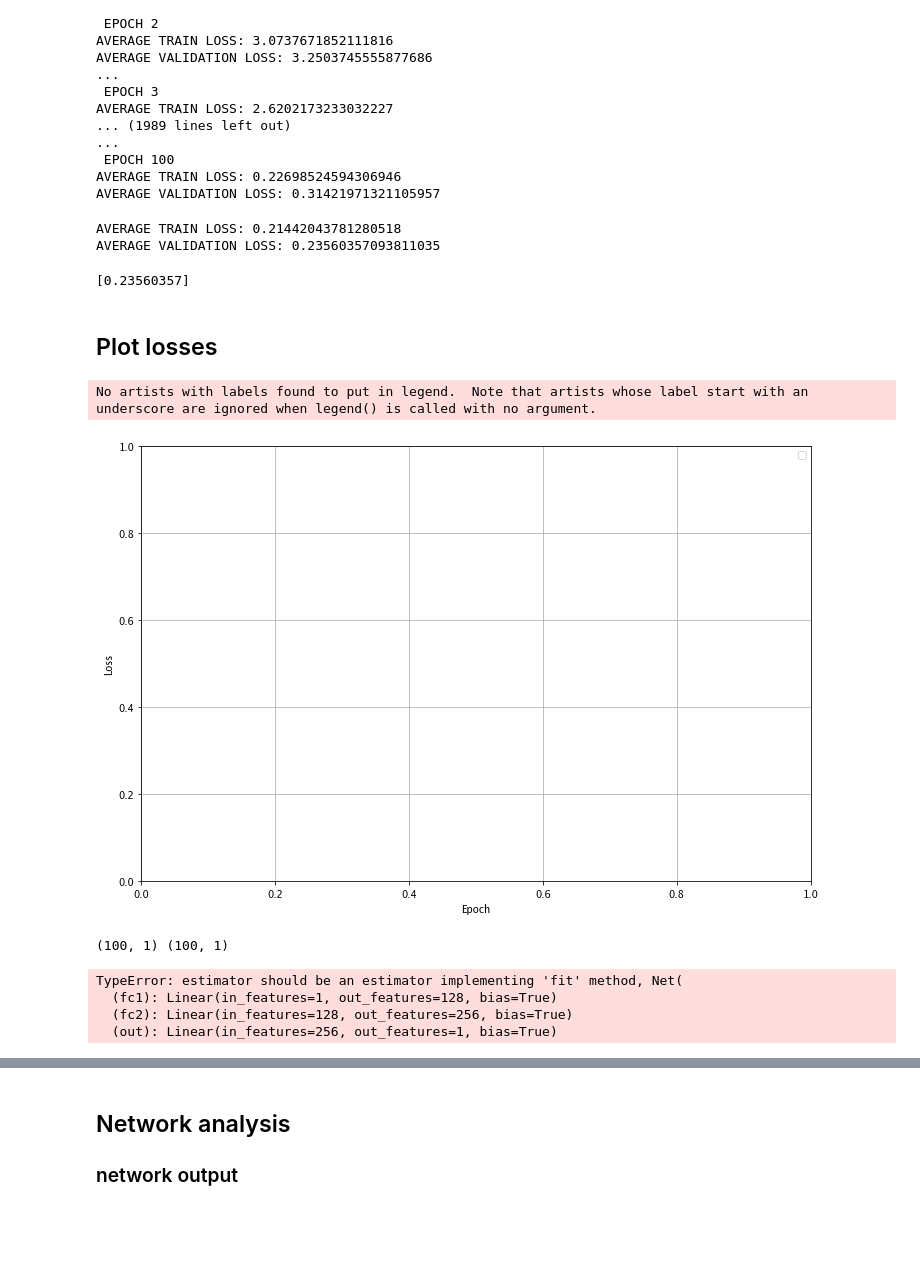
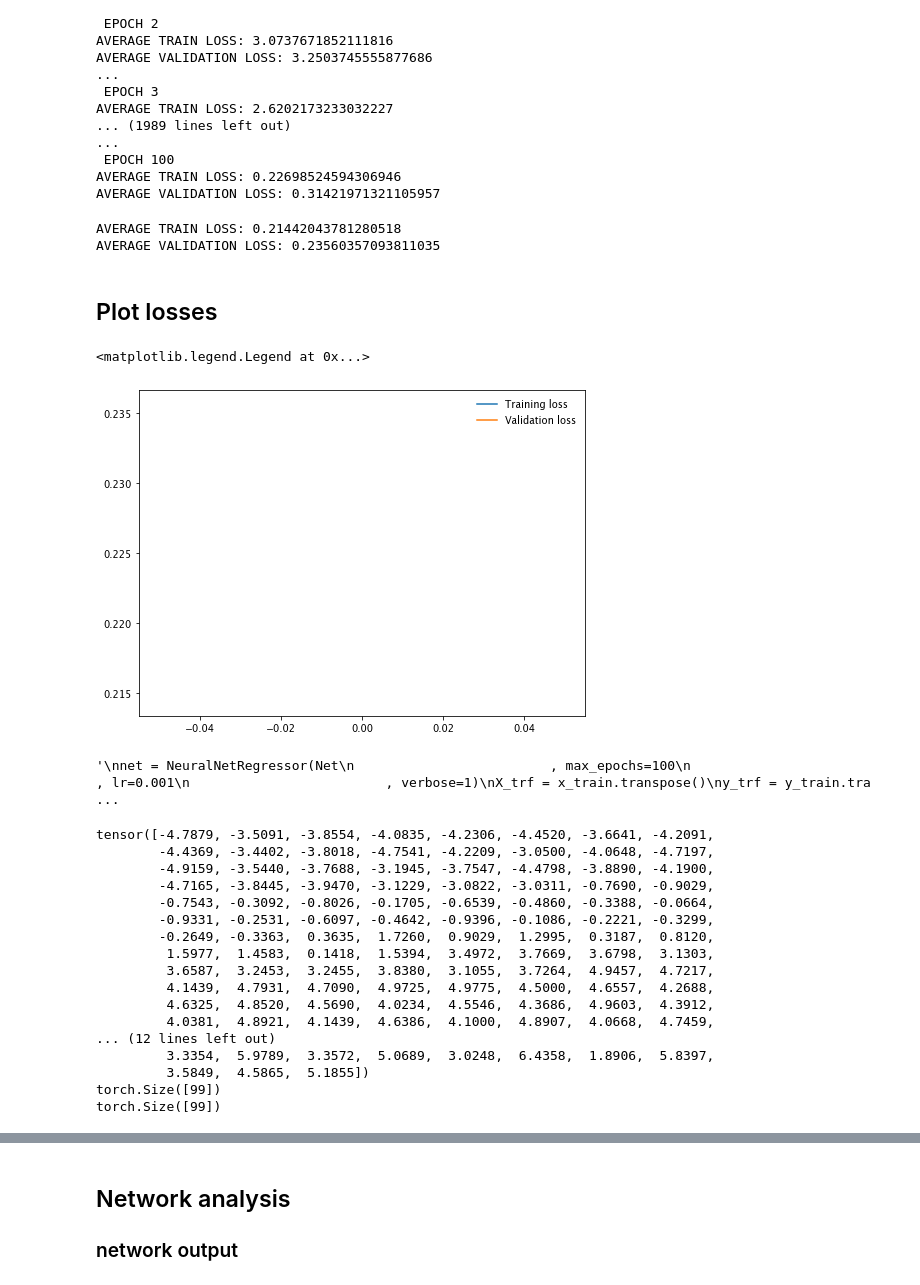
Before and after one commit to OSAKE-0/DeepLearningClassHW, a Jupyter notebook: Homework 1-20211112/nndl_2021__homework_1.ipynb, the cells around one changed output, grey strips where cells are left out. Cells and saved outputs as stored; diff of their text form; code cells hidden in the pictures; blank space fills up the shorter version.

Commit message:
update grid search in Hw1

```diff
--- a/Homework 1-20211112/nndl_2021__homework_1.ipynb
+++ b/Homework 1-20211112/nndl_2021__homework_1.ipynb
@@ -302,9 +301,9 @@ Ni = 1
 Nh1 = 128
 Nh2 = 256
 No = 1
-model = Net(Ni, Nh1, Nh2, No)
+net_reg = Net(Ni, Nh1, Nh2, No)
 device = torch.device("cuda:0" if torch.cuda.is_available() else "cpu")
-model.to(device)
+net_reg.to(device)
 # %% [output]
 Network initialized
 Net(
@@ -318,6 +317,7 @@ Net(
 k=5
 cv=KFold(n_splits=k,shuffle=True,random_state=42)
 foldperf={}
+
 #kfold.split(dataset)
 num_epochs = 100
 batch_size=16
@@ -330,8 +330,8 @@ for fold, (train_idx,val_idx) in enumerate(cv.split(dataset)): #len of dataset i
 
     train_loader = DataLoader(dataset, batch_size=batch_size, sampler=train_sampler)
     test_loader = DataLoader(dataset, batch_size=batch_size, sampler=test_sampler)
-    model.to(device)
-    optimizer = optim.Adam(model.parameters(), lr=0.002,weight_decay=1e-5)
+    net_reg.to(device)
+    optimizer = optim.Adam(net_reg.parameters(), lr=0.002,weight_decay=1e-5)
 
     #train_dataloader = DataLoader(train_dataset, batch_size=4, shuffle=True, num_workers=0)
     #test_dataloader  = DataLoader(test_dataset,  batch_size=len(test_dataset), shuffle=False, num_workers=0)
@@ -341,8 +341,8 @@ for fold, (train_idx,val_idx) in enumerate(cv.split(dataset)): #len of dataset i
     for epoch_num in range(num_epochs):
         print('...')
         print(f' EPOCH {epoch_num+1}')
-        train_epoch(model,device,train_loader,loss_fn,optimizer)
-        valid_epoch(model,device,test_loader,loss_fn)
+        train_epoch(net_reg,device,train_loader,loss_fn,optimizer)
+        valid_epoch(net_reg,device,test_loader,loss_fn)
 
         '''
         train_loss = train_loss / len(train_loader)
@@ -359,7 +359,7 @@ for fold, (train_idx,val_idx) in enumerate(cv.split(dataset)): #len of dataset i
         '''
 
     foldperf['fold{}'.format(fold+1)] = history
-torch.save(model,'k_cross_CNN.pt')
+torch.save(net_reg,'k_cross_CNN.pt')
 # %% [output]
 Fold 1
 ...
@@ -379,32 +379,26 @@ AVERAGE TRAIN LOSS: 2.6202173233032227
 AVERAGE TRAIN LOSS: 0.22698524594306946
 AVERAGE VALIDATION LOSS: 0.31421971321105957
 # %%
-train_epoch(model,device,train_loader,loss_fn,optimizer)
-valid_epoch(model,device,test_loader,loss_fn)
+
+train_loss_log = train_epoch(net_reg,device,train_loader,loss_fn,optimizer)
+val_loss_log = valid_epoch(net_reg,device,test_loader,loss_fn)
 # %% [output]
 AVERAGE TRAIN LOSS: 0.21442043781280518
 AVERAGE VALIDATION LOSS: 0.23560357093811035
-[0.23560357]
 # %% [markdown]
 ## Plot losses
 # %%
+
 # Plot losses
-import matplotlib.font_manager
-import matplotlib
-
-plt.figure(figsize=(12,8))
-#plt.semilogy(train_loss_log, label='Train loss')
-#plt.semilogy(test_loss_log, label='Test loss')
-plt.xlabel('Epoch')
-plt.ylabel('Loss')
-plt.grid()
-plt.legend()
-plt.show()
+plt.figure(figsize=(8,6))
+plt.plot(train_loss_log, label='Training loss')
+plt.plot(val_loss_log, label='Validation loss')
+plt.legend(frameon=False)
 # %% [output]
-No artists with labels found to put in legend.  Note that artists whose label start with an underscore are ignored when legend() is called with no argument.
+<matplotlib.legend.Legend at 0x...>
-[figure, old version]
+[figure, new version]
 # %%
-
+'''
 net = NeuralNetRegressor(Net
                          , max_epochs=100
                          , lr=0.001
@@ -432,9 +426,6 @@ print(gs.best_score_)
 
 print("All scores on the grid:")
 pd.concat([pd.DataFrame(gs.cv_results_["params"]),pd.DataFrame(gs.cv_results_["mean_test_score"], columns=["Scores"])],axis=1)
+'''
 # %% [output]
-(100, 1) (100, 1)
+'\nnet = NeuralNetRegressor(Net\n                         , max_epochs=100\n                         , lr=0.001\n                         , verbose=1)\nX_trf = x_train.transpose()\ny_trf = y_train.tra ...
-TypeError: estimator should be an estimator implementing 'fit' method, Net(
-  (fc1): Linear(in_features=1, out_features=128, bias=True)
-  (fc2): Linear(in_features=128, out_features=256, bias=True)
-  (out): Linear(in_features=256, out_features=1, bias=True)
@@ -441,3 +448,26 @@ TypeError: estimator should be an estimator implementing 'fit' method, Net(
+# %%
+print(all_train_inputs)
+print(all_train_labels)
+print(all_train_inputs.shape)
+print(all_train_labels.shape)
+# %% [output]
+tensor([-4.7879, -3.5091, -3.8554, -4.0835, -4.2306, -4.4520, -3.6641, -4.2091,
+        -4.4369, -3.4402, -3.8018, -4.7541, -4.2209, -3.0500, -4.0648, -4.7197,
+        -4.9159, -3.5440, -3.7688, -3.1945, -3.7547, -4.4798, -3.8890, -4.1900,
+        -4.7165, -3.8445, -3.9470, -3.1229, -3.0822, -3.0311, -0.7690, -0.9029,
+        -0.7543, -0.3092, -0.8026, -0.1705, -0.6539, -0.4860, -0.3388, -0.0664,
+        -0.9331, -0.2531, -0.6097, -0.4642, -0.9396, -0.1086, -0.2221, -0.3299,
+        -0.2649, -0.3363,  0.3635,  1.7260,  0.9029,  1.2995,  0.3187,  0.8120,
+         1.5977,  1.4583,  0.1418,  1.5394,  3.4972,  3.7669,  3.6798,  3.1303,
+         3.6587,  3.2453,  3.2455,  3.8380,  3.1055,  3.7264,  4.9457,  4.7217,
+         4.1439,  4.7931,  4.7090,  4.9725,  4.9775,  4.5000,  4.6557,  4.2688,
+         4.6325,  4.8520,  4.5690,  4.0234,  4.5546,  4.3686,  4.9603,  4.3912,
+         4.0381,  4.8921,  4.1439,  4.6386,  4.1000,  4.8907,  4.0668,  4.7459,
+... (12 lines left out)
+         3.3354,  5.9789,  3.3572,  5.0689,  3.0248,  6.4358,  1.8906,  5.8397,
+         3.5849,  4.5865,  5.1855])
+torch.Size([99])
+torch.Size([99])
 # %%
 from sklearn.model_selection import GridSearchCV
 
```
Also changed, not shown: parts of 49 cells of this notebook, 27 other files.
